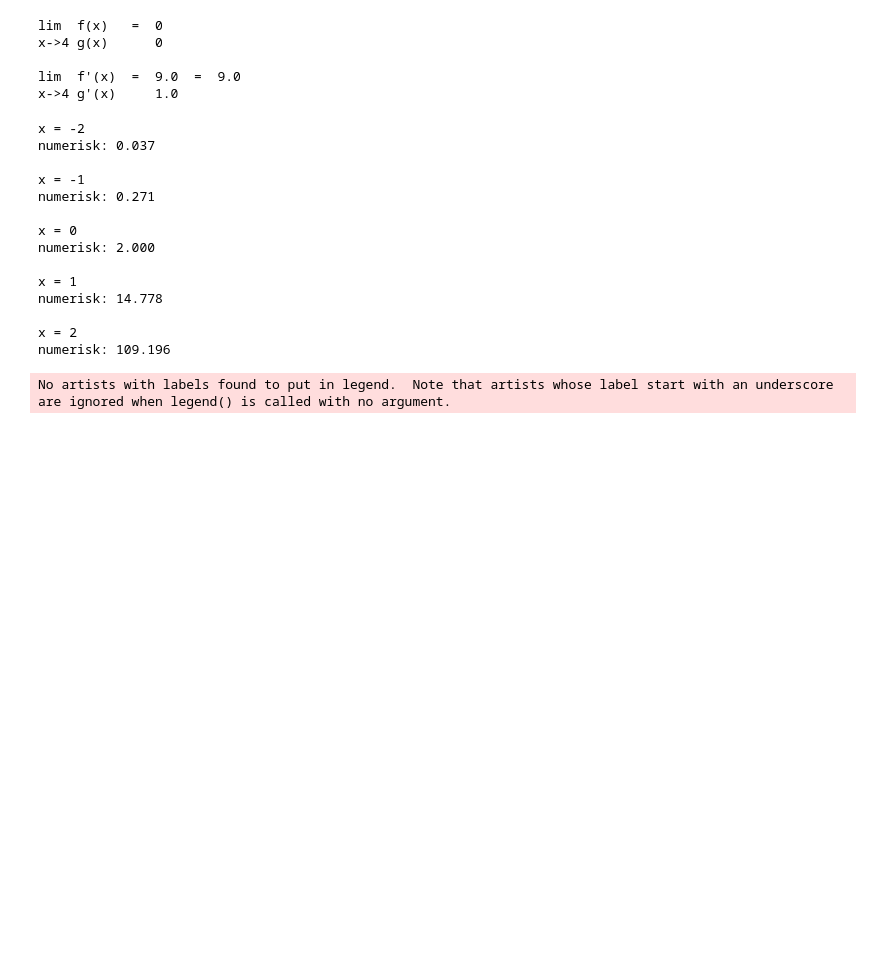
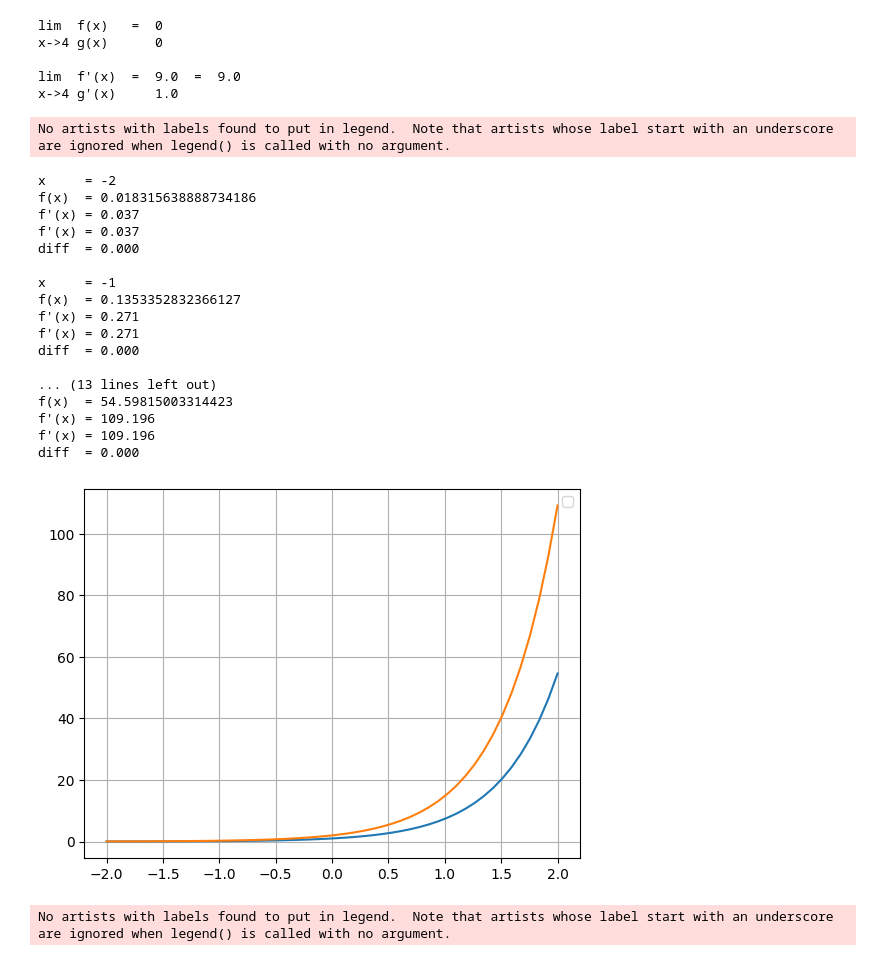
Before and after one commit to christoffer-s/notebooks, a Jupyter notebook: R1.ipynb, the cells around one changed output. Saved outputs shown, nothing was run; the diff lists cells and outputs as text; code cells hidden in the pictures; blank space fills up the shorter version.

```diff
--- a/R1.ipynb
+++ b/R1.ipynb
@@ -413,55 +413,66 @@ x->4 g(x)      0
 lim  f'(x)  =  9.0  =  9.0
 x->4 g'(x)     1.0
 # %%
-from math import sqrt, e
-
-def funksjon_graf( x_start, x_stopp):
-    x = linspace(x_start, x_stopp)
-    plt.grid()
-    plt.plot(x, f(x))
-    plt.legend()
-    plt.show()
+from numpy import sqrt, linspace
+from matplotlib import pyplot as plt
+from math import e
 
 def f(x):
     return e**(2*x)
 
 def numerisk (f, x, delta_x):
     return (f(x + delta_x) - f(x))/delta_x
 
 def analytisk (x):
-    return (x + 3) / (sqrt(x**2 + 6*x))
+    return 2*e**(2*x)
+
+def funksjon_graf(x_start, x_stopp):
+    x = linspace(x_start, x_stopp)
+    plt.grid()
+    plt.plot(x, f(x))
+    plt.plot(x, analytisk(x))
+    plt.legend()
+    plt.show()
 
 xstart = -2
 xslutt = 2
 
 xsteg = 1
-delta_x = 0.00000001
+delta_x = 0.0000001
 
 x = xstart
 
 while x <= xslutt:
     y1 = numerisk(f, x, delta_x)
-    # y2 = analytisk(x)
-    # differanse = abs(y1-y2)
+    y2 = analytisk(x)
+    differanse = abs(y1-y2)
 
-    print(f"x = {x}")
-    print(f"numerisk: {y1:.3f} \n")
-    #print(f"analytik: {y2:.3f}")
-    #print(f"diff = {differanse:.3f}\n")
+    print(f"x     = {x}")
+    print(f"f(x)  = {f(x)}")
+    print(f"f'(x) = {y1:.3f}")
+    print(f"f'(x) = {y2:.3f}")
+    print(f"diff  = {differanse:.3f}\n")
     x += xsteg
+
+funksjon_graf(xstart, xslutt)
 # %% [output]
-x = -2
-numerisk: 0.037
-
-x = -1
-numerisk: 0.271
-
-x = 0
-numerisk: 2.000
-
-x = 1
-numerisk: 14.778
-
-x = 2
-numerisk: 109.196
+No artists with labels found to put in legend.  Note that artists whose label start with an underscore are ignored when legend() is called with no argument.
+x     = -2
+f(x)  = 0.018315638888734186
+f'(x) = 0.037
+f'(x) = 0.037
+diff  = 0.000
+
+x     = -1
+f(x)  = 0.1353352832366127
+f'(x) = 0.271
+f'(x) = 0.271
+diff  = 0.000
+
+... (13 lines left out)
+f(x)  = 54.59815003314423
+f'(x) = 109.196
+f'(x) = 109.196
+diff  = 0.000
+[figure, added]
 # %%
```
Also changed, not shown: parts of 1 cell of this notebook.
